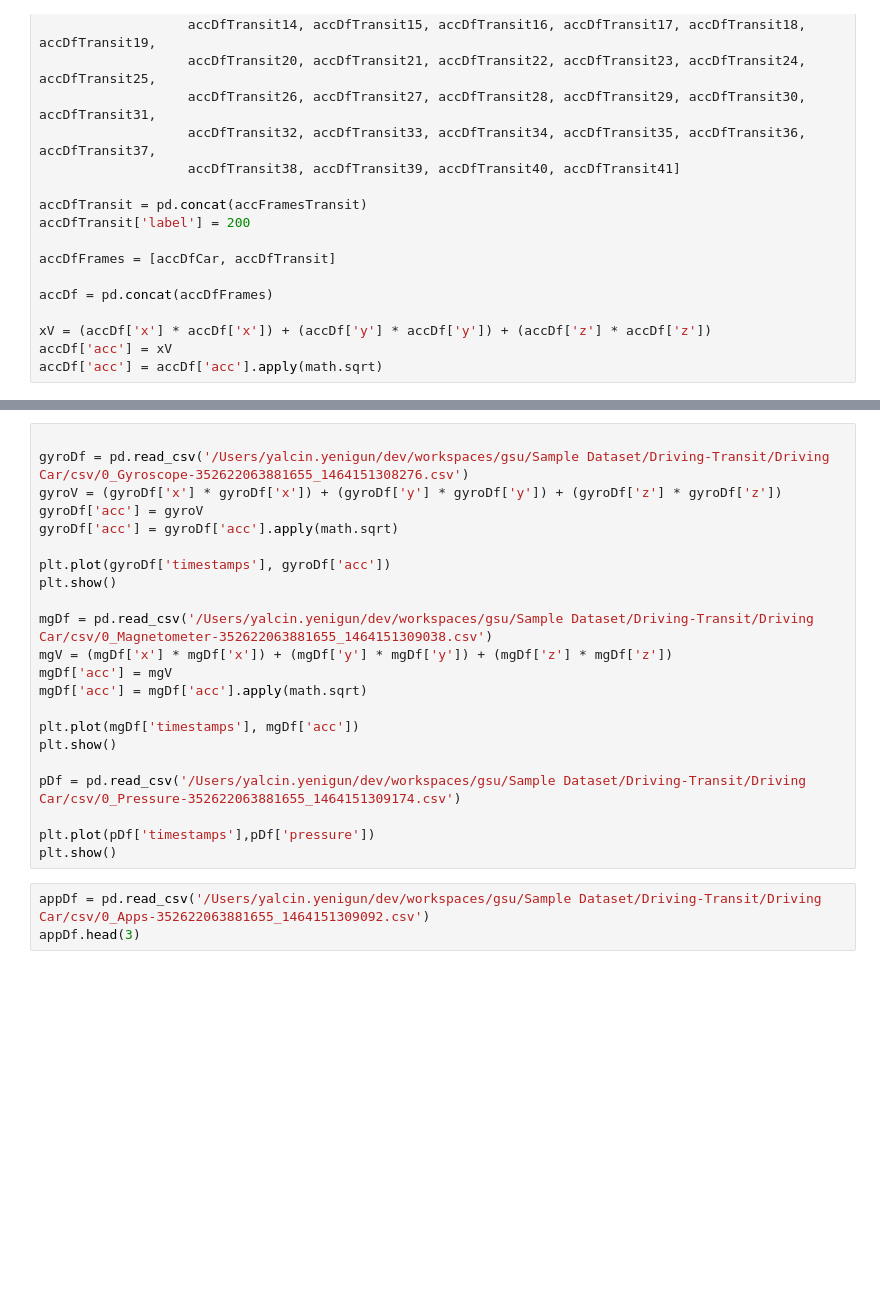
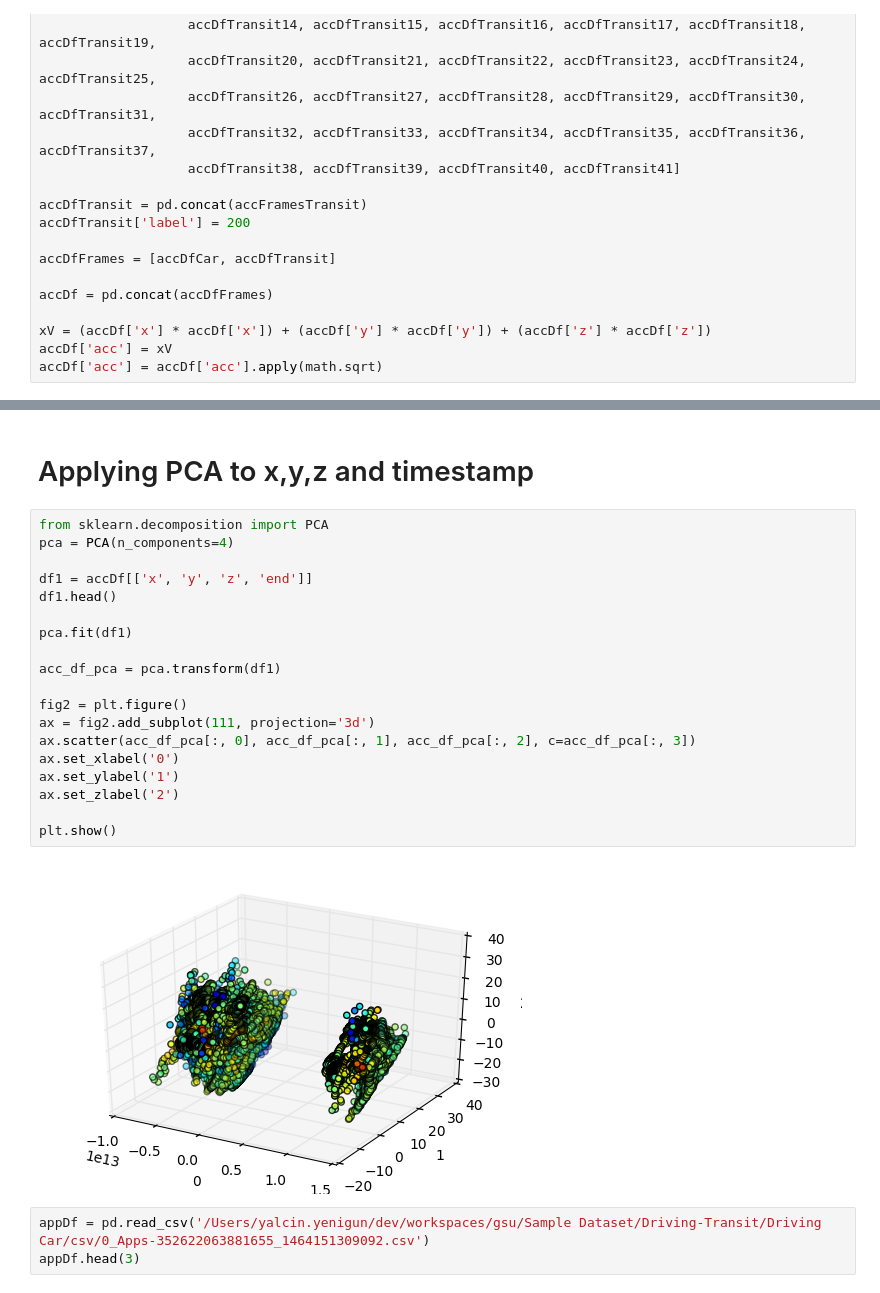
Before and after one commit to yyenigun/mobile-sensor-data-notebooks, a Jupyter notebook: AlgoSnabCrowdSignals.ipynb, the cells around one changed output, grey strips where cells are left out. Saved outputs shown, nothing was run; the diff lists cells and outputs as text; blank space fills up the shorter version.

```diff
--- a/AlgoSnabCrowdSignals.ipynb
+++ b/AlgoSnabCrowdSignals.ipynb
@@ -155,25 +121,27 @@ from sklearn.cross_validation import train_test_split
-# %%
-
-gyroDf = pd.read_csv('/Users/yalcin.yenigun/dev/workspaces/gsu/Sample Dataset/Driving-Transit/Driving Car/csv/0_Gyroscope-352622063881655_1464151308276.csv')
-gyroV = (gyroDf['x'] * gyroDf['x']) + (gyroDf['y'] * gyroDf['y']) + (gyroDf['z'] * gyroDf['z'])
-gyroDf['acc'] = gyroV
-gyroDf['acc'] = gyroDf['acc'].apply(math.sqrt)
-
-plt.plot(gyroDf['timestamps'], gyroDf['acc'])
-plt.show()
-
-mgDf = pd.read_csv('/Users/yalcin.yenigun/dev/workspaces/gsu/Sample Dataset/Driving-Transit/Driving Car/csv/0_Magnetometer-352622063881655_1464151309038.csv')
-mgV = (mgDf['x'] * mgDf['x']) + (mgDf['y'] * mgDf['y']) + (mgDf['z'] * mgDf['z'])
-mgDf['acc'] = mgV
-mgDf['acc'] = mgDf['acc'].apply(math.sqrt)
-
-plt.plot(mgDf['timestamps'], mgDf['acc'])
-plt.show()
-
-pDf = pd.read_csv('/Users/yalcin.yenigun/dev/workspaces/gsu/Sample Dataset/Driving-Transit/Driving Car/csv/0_Pressure-352622063881655_1464151309174.csv')
-
-plt.plot(pDf['timestamps'],pDf['pressure'])
-plt.show()
+# %% [markdown]
+Applying PCA to x,y,z and timestamp
+======
+# %%
+from sklearn.decomposition import PCA
+pca = PCA(n_components=4)
+
+df1 = accDf[['x', 'y', 'z', 'end']]
+df1.head()
+
+pca.fit(df1)
+
+acc_df_pca = pca.transform(df1)
+
+fig2 = plt.figure()
+ax = fig2.add_subplot(111, projection='3d')
+ax.scatter(acc_df_pca[:, 0], acc_df_pca[:, 1], acc_df_pca[:, 2], c=acc_df_pca[:, 3])
+ax.set_xlabel('0')
+ax.set_ylabel('1')
+ax.set_zlabel('2')
+
+plt.show()
+# %% [output]
+[figure, added]
 # %%
 appDf = pd.read_csv('/Users/yalcin.yenigun/dev/workspaces/gsu/Sample Dataset/Driving-Transit/Driving Car/csv/0_Apps-352622063881655_1464151309092.csv')
 appDf.head(3)
```
Also changed, not shown: parts of 48 cells of this notebook.
